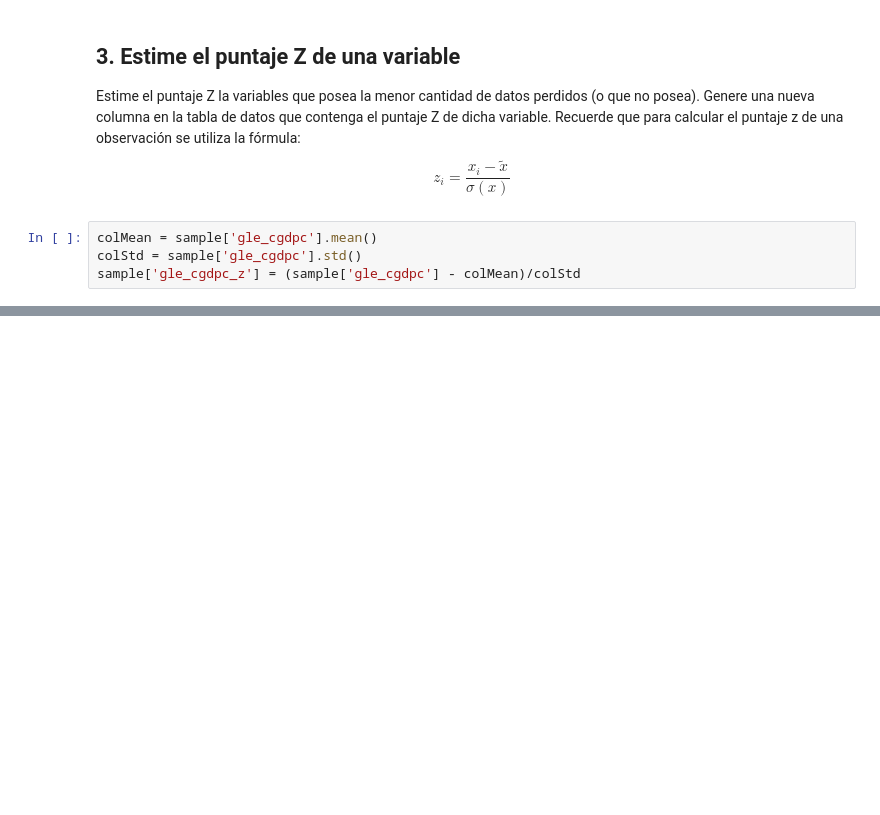
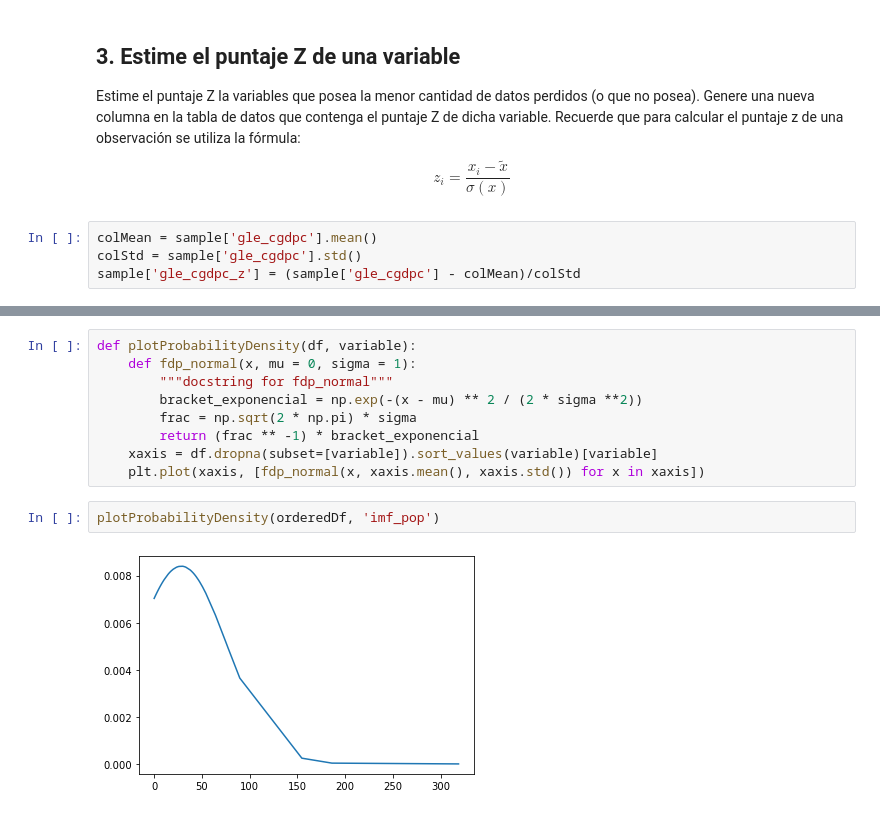
Before and after one commit to Japsz/DesafioLatam, a Jupyter notebook: Unidad 2/Semana 3 - Variables Aleatorias y gráficos/desafio 2/desafio2.ipynb, the cells around one changed output, grey strips where cells are left out. Saved outputs shown, nothing was run; the diff lists cells and outputs as text; blank space fills up the shorter version.

```diff
--- a/Unidad 2/Semana 3 - Variables Aleatorias y gráficos/desafio 2/desafio2.ipynb
+++ b/Unidad 2/Semana 3 - Variables Aleatorias y gráficos/desafio 2/desafio2.ipynb
@@ -61,0 +107,13 @@ Name: gle_cgdpc_z, Length: 97, dtype: float64
+# %%
+def plotProbabilityDensity(df, variable):
+    def fdp_normal(x, mu = 0, sigma = 1):
+        """docstring for fdp_normal"""
+        bracket_exponencial = np.exp(-(x - mu) ** 2 / (2 * sigma **2))
+        frac = np.sqrt(2 * np.pi) * sigma
+        return (frac ** -1) * bracket_exponencial
+    xaxis = df.dropna(subset=[variable]).sort_values(variable)[variable]
+    plt.plot(xaxis, [fdp_normal(x, xaxis.mean(), xaxis.std()) for x in xaxis])
+# %%
+plotProbabilityDensity(orderedDf, 'imf_pop')
+# %% [output]
+[figure, added]
```
Also changed, not shown: parts of 10 cells of this notebook, 1 other file.
